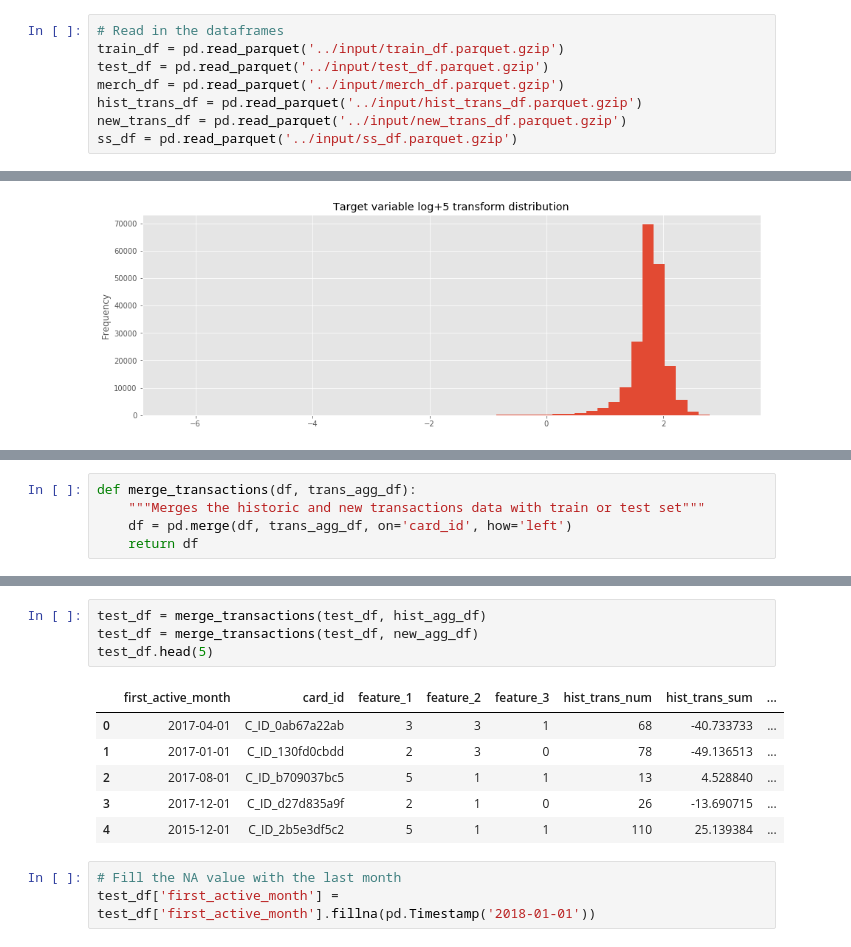
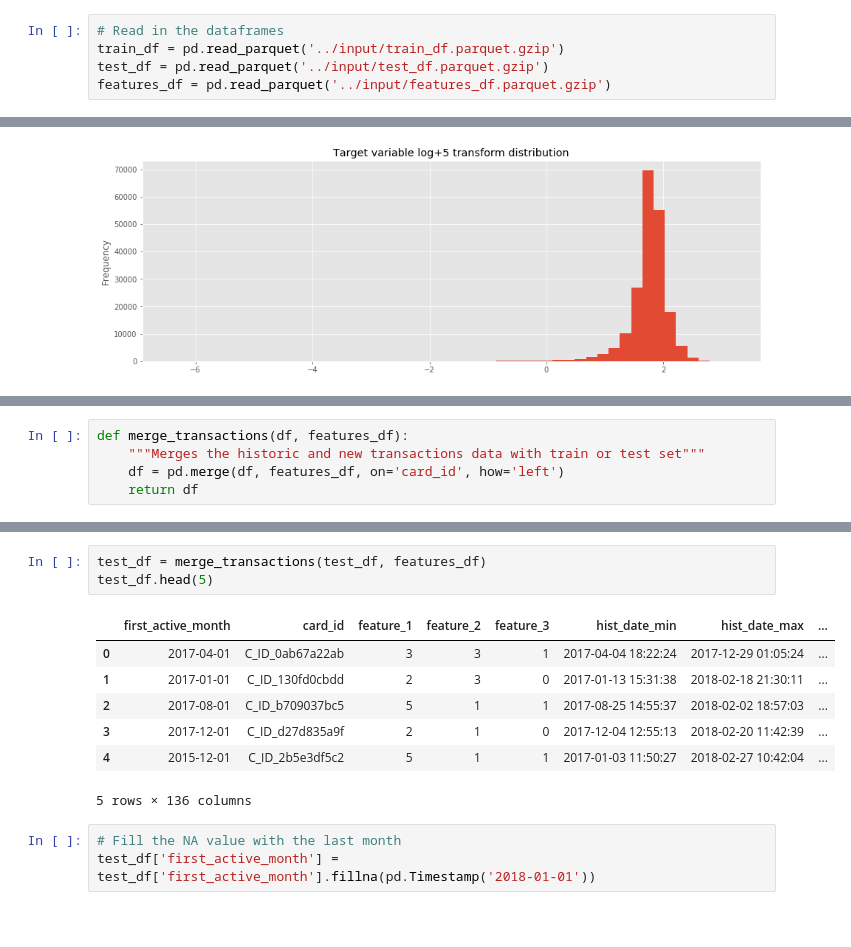
Before and after one commit to freestander/kaggle-elo-recommendation, a Jupyter notebook: notebook/kaggle_elo_recommendation_lgb.ipynb, the cells around one changed output, grey strips where cells are left out. Drawn from its saved outputs; the diff is of its cells as text; blank space fills up the shorter version.

```diff
--- a/notebook/kaggle_elo_recommendation_lgb.ipynb
+++ b/notebook/kaggle_elo_recommendation_lgb.ipynb
@@ -11,10 +11,7 @@ plt.style.use('ggplot')
 # Read in the dataframes
 train_df = pd.read_parquet('../input/train_df.parquet.gzip')
 test_df = pd.read_parquet('../input/test_df.parquet.gzip')
-merch_df = pd.read_parquet('../input/merch_df.parquet.gzip')
-hist_trans_df = pd.read_parquet('../input/hist_trans_df.parquet.gzip')
-new_trans_df = pd.read_parquet('../input/new_trans_df.parquet.gzip')
-ss_df = pd.read_parquet('../input/ss_df.parquet.gzip')
+features_df = pd.read_parquet('../input/features_df.parquet.gzip')
 # %%
 train_df['target_log5p'] = (train_df['target'] + 5).apply(np.log1p)
 train_df['target_log5p'].plot(kind='hist',
@@ -57,6 +24,6 @@ new_agg_df.head(5)
 # %%
-def merge_transactions(df, trans_agg_df):
+def merge_transactions(df, features_df):
     """Merges the historic and new transactions data with train or test set"""
-    df = pd.merge(df, trans_agg_df, on='card_id', how='left')
+    df = pd.merge(df, features_df, on='card_id', how='left')
     return df
 # %%
@@ -73,14 +40,14 @@ train_df.head(5)
 # %%
-test_df = merge_transactions(test_df, hist_agg_df)
-test_df = merge_transactions(test_df, new_agg_df)
+test_df = merge_transactions(test_df, features_df)
 test_df.head(5)
 # %% [output]
-|  | first_active_month | card_id | feature_1 | feature_2 | feature_3 | hist_trans_num | hist_trans_sum | ... |
-| 0 | 2017-04-01 | C_ID_0ab67a22ab | 3 | 3 | 1 | 68 | -40.733733 | ... |
-| 1 | 2017-01-01 | C_ID_130fd0cbdd | 2 | 3 | 0 | 78 | -49.136513 | ... |
-| 2 | 2017-08-01 | C_ID_b709037bc5 | 5 | 1 | 1 | 13 | 4.528840 | ... |
-| 3 | 2017-12-01 | C_ID_d27d835a9f | 2 | 1 | 0 | 26 | -13.690715 | ... |
-| 4 | 2015-12-01 | C_ID_2b5e3df5c2 | 5 | 1 | 1 | 110 | 25.139384 | ... |
+|  | first_active_month | card_id | feature_1 | feature_2 | feature_3 | hist_date_min | hist_date_max | ... |
+| 0 | 2017-04-01 | C_ID_0ab67a22ab | 3 | 3 | 1 | 2017-04-04 18:22:24 | 2017-12-29 01:05:24 | ... |
+| 1 | 2017-01-01 | C_ID_130fd0cbdd | 2 | 3 | 0 | 2017-01-13 15:31:38 | 2018-02-18 21:30:11 | ... |
+| 2 | 2017-08-01 | C_ID_b709037bc5 | 5 | 1 | 1 | 2017-08-25 14:55:37 | 2018-02-02 18:57:03 | ... |
+| 3 | 2017-12-01 | C_ID_d27d835a9f | 2 | 1 | 0 | 2017-12-04 12:55:13 | 2018-02-20 11:42:39 | ... |
+| 4 | 2015-12-01 | C_ID_2b5e3df5c2 | 5 | 1 | 1 | 2017-01-03 11:50:27 | 2018-02-27 10:42:04 | ... |
+5 rows × 136 columns
 # %%
 # Fill the NA value with the last month
 test_df['first_active_month'] = test_df['first_active_month'].fillna(pd.Timestamp('2018-01-01'))
```
Also changed, not shown: parts of 11 cells of this notebook, 2 other files.
